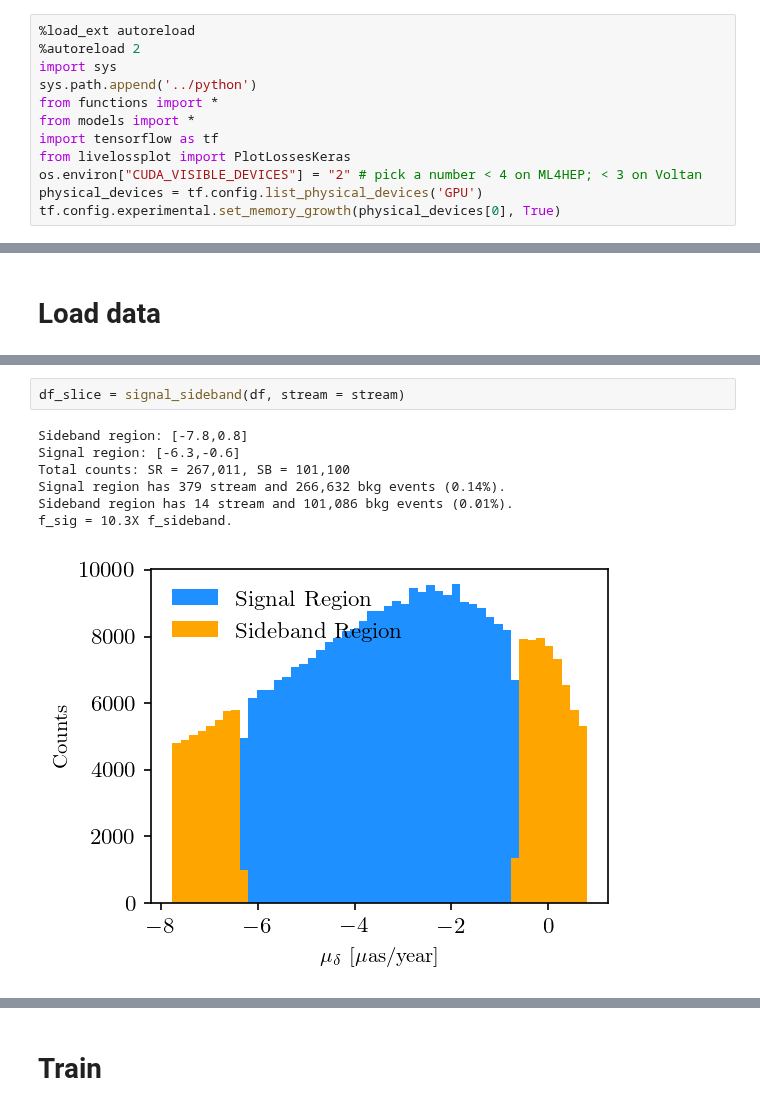
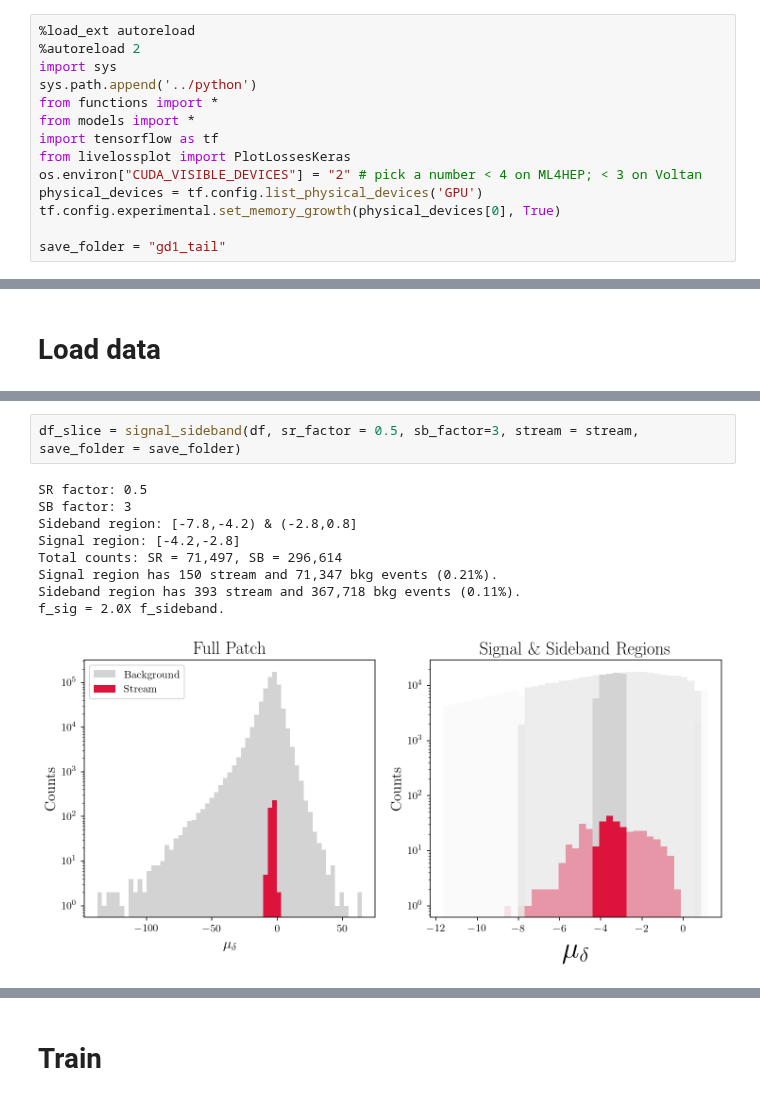
Before and after one commit to hep-lbdl/GaiaCWoLa, a Jupyter notebook: notebooks/Example_Finding_GD1_Tail.ipynb, the cells around one changed output, grey strips where cells are left out. Drawn from its saved outputs; the diff is of its cells as text.

Commit message:
Standardize the SR/SB regions

```diff
--- a/notebooks/Example_Finding_GD1_Tail.ipynb
+++ b/notebooks/Example_Finding_GD1_Tail.ipynb
@@ -10,3 +10,5 @@ from livelossplot import PlotLossesKeras
 os.environ["CUDA_VISIBLE_DEVICES"] = "2" # pick a number < 4 on ML4HEP; < 3 on Voltan
 physical_devices = tf.config.list_physical_devices('GPU')
 tf.config.experimental.set_memory_growth(physical_devices[0], True)
+
+save_folder = "gd1_tail"
@@ -25,10 +23,12 @@ visualize_stream(df, save_folder="gd1_tail")
 # %%
-df_slice = signal_sideband(df, stream = stream)
+df_slice = signal_sideband(df, sr_factor = 0.5, sb_factor=3, stream = stream, save_folder = save_folder)
 # %% [output]
-Sideband region: [-7.8,0.8]
-Signal region: [-6.3,-0.6]
-Total counts: SR = 267,011, SB = 101,100
-Signal region has 379 stream and 266,632 bkg events (0.14%).
-Sideband region has 14 stream and 101,086 bkg events (0.01%).
-f_sig = 10.3X f_sideband.
+SR factor: 0.5
+SB factor: 3
+Sideband region: [-7.8,-4.2) & (-2.8,0.8]
+Signal region: [-4.2,-2.8]
+Total counts: SR = 71,497, SB = 296,614
+Signal region has 150 stream and 71,347 bkg events (0.21%).
+Sideband region has 393 stream and 367,718 bkg events (0.11%).
+f_sig = 2.0X f_sideband.
-[figure, old version]
+[figure, new version]
```
Also changed, not shown: parts of 4 cells of this notebook, 2 other files.
